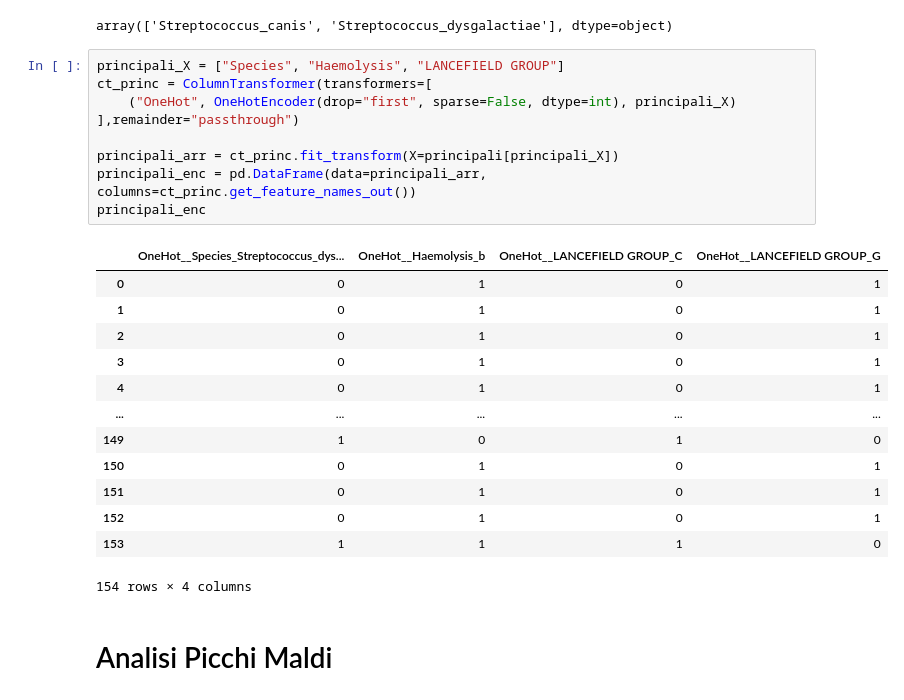
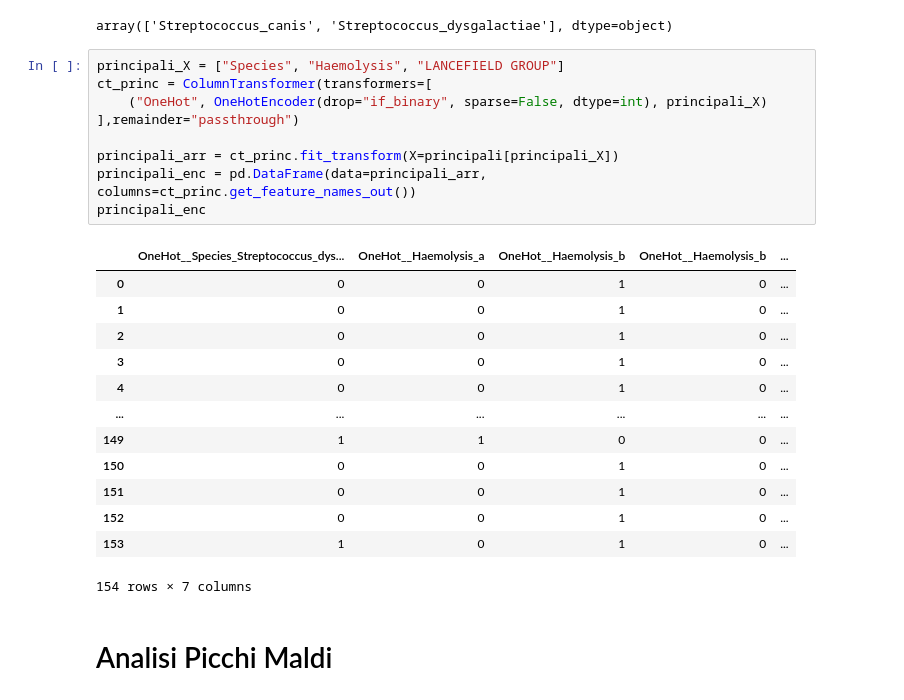
Before and after one commit to gabrielepanciotti/Thesis-Streptococcus-Classification, a Jupyter notebook: Streptococcus_classification.ipynb, the cells around one changed output. Cells and saved outputs as stored; diff of their text form.

```diff
--- a/Streptococcus_classification.ipynb
+++ b/Streptococcus_classification.ipynb
@@ -307,26 +425,26 @@ array(['Streptococcus_canis', 'Streptococcus_dysgalactiae'], dtype=object)
 # %%
 principali_X = ["Species", "Haemolysis", "LANCEFIELD GROUP"]
 ct_princ = ColumnTransformer(transformers=[
-    ("OneHot", OneHotEncoder(drop="first", sparse=False, dtype=int), principali_X)
+    ("OneHot", OneHotEncoder(drop="if_binary", sparse=False, dtype=int), principali_X)
 ],remainder="passthrough")
 
 principali_arr = ct_princ.fit_transform(X=principali[principali_X])
 principali_enc = pd.DataFrame(data=principali_arr, columns=ct_princ.get_feature_names_out())
 principali_enc
 # %% [output]
-|  | OneHot__Species_Streptococcus_dys... | OneHot__Haemolysis_b | OneHot__LANCEFIELD GROUP_C | OneHot__LANCEFIELD GROUP_G |
-| 0 | 0 | 1 | 0 | 1 |
-| 1 | 0 | 1 | 0 | 1 |
-| 2 | 0 | 1 | 0 | 1 |
-| 3 | 0 | 1 | 0 | 1 |
-| 4 | 0 | 1 | 0 | 1 |
-| ... | ... | ... | ... | ... |
-| 149 | 1 | 0 | 1 | 0 |
-| 150 | 0 | 1 | 0 | 1 |
-| 151 | 0 | 1 | 0 | 1 |
-| 152 | 0 | 1 | 0 | 1 |
-| 153 | 1 | 1 | 1 | 0 |
+|  | OneHot__Species_Streptococcus_dys... | OneHot__Haemolysis_a | OneHot__Haemolysis_b | OneHot__Haemolysis_b | ... |
+| 0 | 0 | 0 | 1 | 0 | ... |
+| 1 | 0 | 0 | 1 | 0 | ... |
+| 2 | 0 | 0 | 1 | 0 | ... |
+| 3 | 0 | 0 | 1 | 0 | ... |
+| 4 | 0 | 0 | 1 | 0 | ... |
+| ... | ... | ... | ... | ... | ... |
+| 149 | 1 | 1 | 0 | 0 | ... |
+| 150 | 0 | 0 | 1 | 0 | ... |
+| 151 | 0 | 0 | 1 | 0 | ... |
+| 152 | 0 | 0 | 1 | 0 | ... |
+| 153 | 1 | 0 | 1 | 0 | ... |
-154 rows × 4 columns
+154 rows × 7 columns
 # %% [markdown]
 # Analisi Picchi Maldi
 # %%
```
Also changed, not shown: parts of 41 cells of this notebook, 36 other files.
